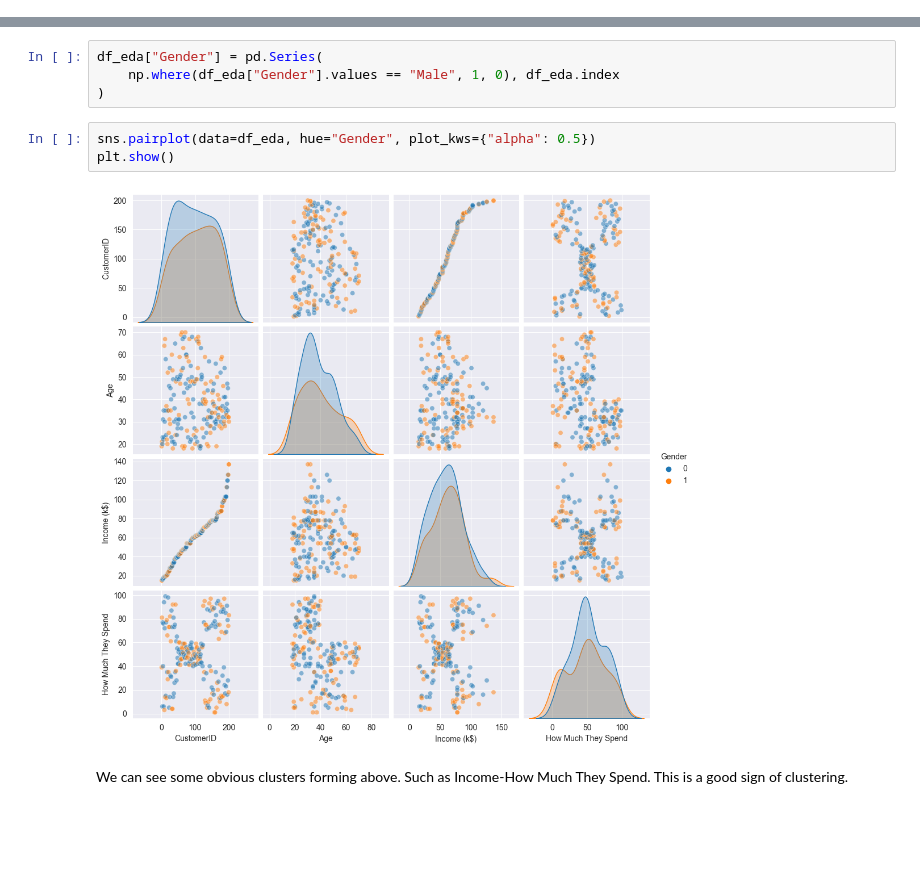
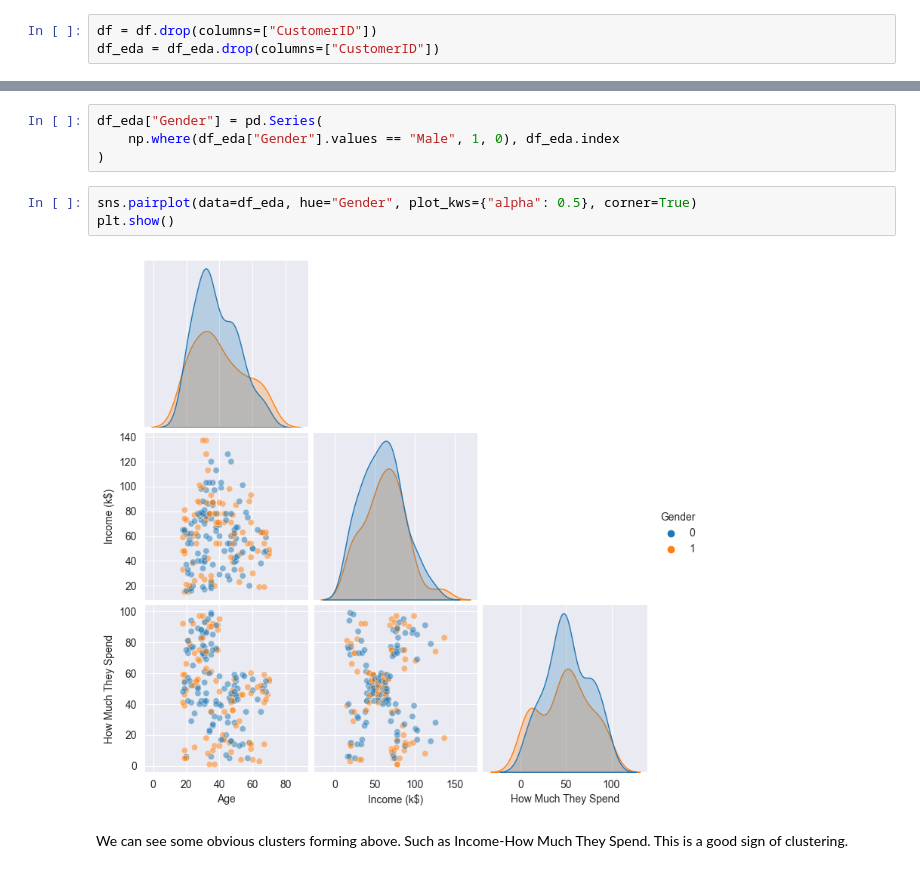
Before and after one commit to lightningsnorlax/AIML, a Jupyter notebook: CA2/Code/clustering.ipynb, the cells around one changed output, grey strips where cells are left out. Drawn from its saved outputs; the diff is of its cells as text; blank space fills up the shorter version.

```diff
--- a/CA2/Code/clustering.ipynb
+++ b/CA2/Code/clustering.ipynb
@@ -126,3 +164,6 @@ continous_list = ["CustomerID", "Age", "Income (k$)", "How Much They Spend"]
+# %%
+df = df.drop(columns=["CustomerID"])
+df_eda = df_eda.drop(columns=["CustomerID"])
 # %%
 fig = plt.figure()
 sns.boxplot(data=df_eda, orient="h")
@@ -198,10 +239,10 @@ df_eda["Gender"] = pd.Series(
     np.where(df_eda["Gender"].values == "Male", 1, 0), df_eda.index
 )
 # %%
-sns.pairplot(data=df_eda, hue="Gender", plot_kws={"alpha": 0.5})
+sns.pairplot(data=df_eda, hue="Gender", plot_kws={"alpha": 0.5}, corner=True)
 plt.show()
 # %% [output]
-[figure, old version]
+[figure, new version]
 # %% [markdown]
 We can see some obvious clusters forming above. Such as Income-How Much They Spend. This is a good sign of clustering.
 # %%
```
Also changed, not shown: parts of 77 cells of this notebook, 28 other files.
